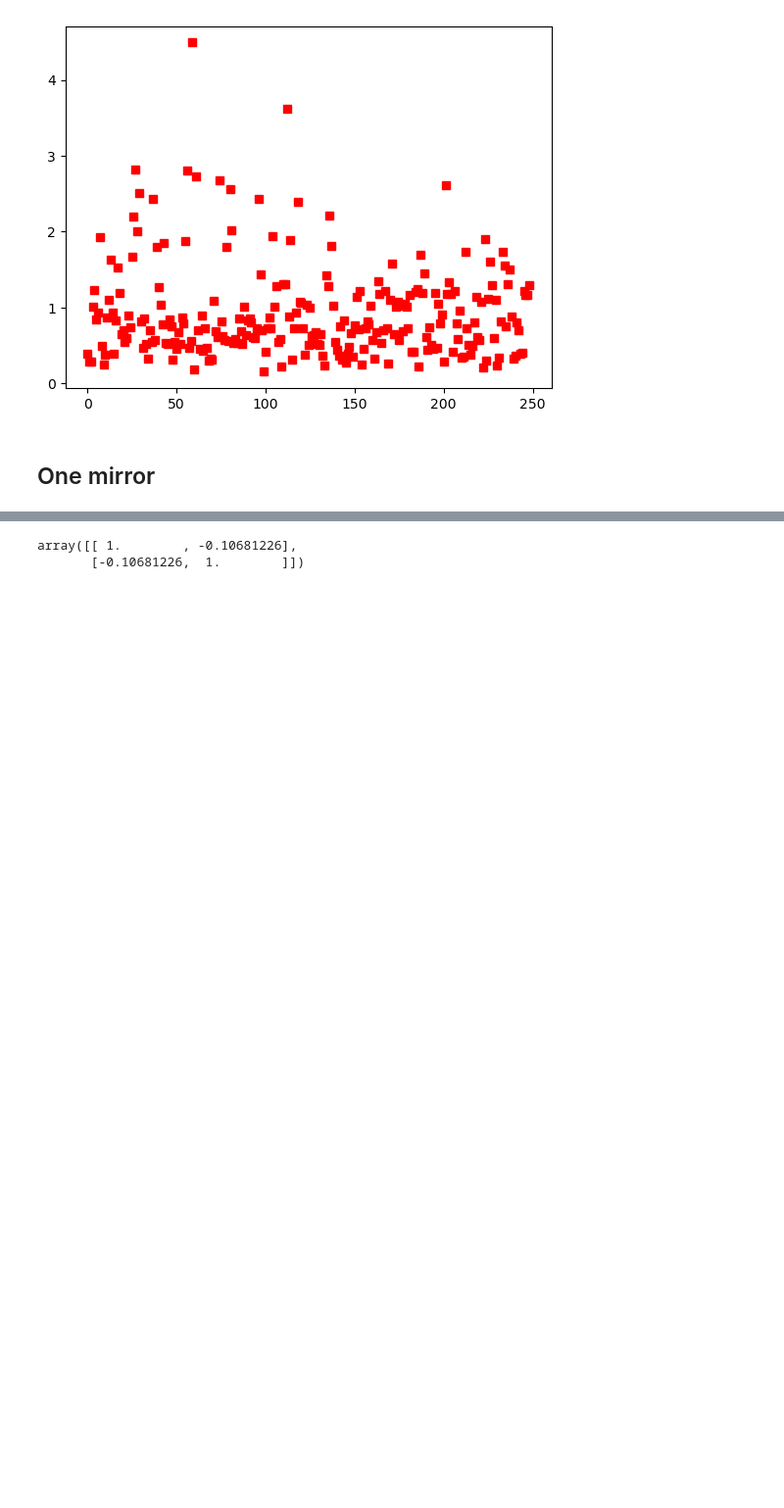
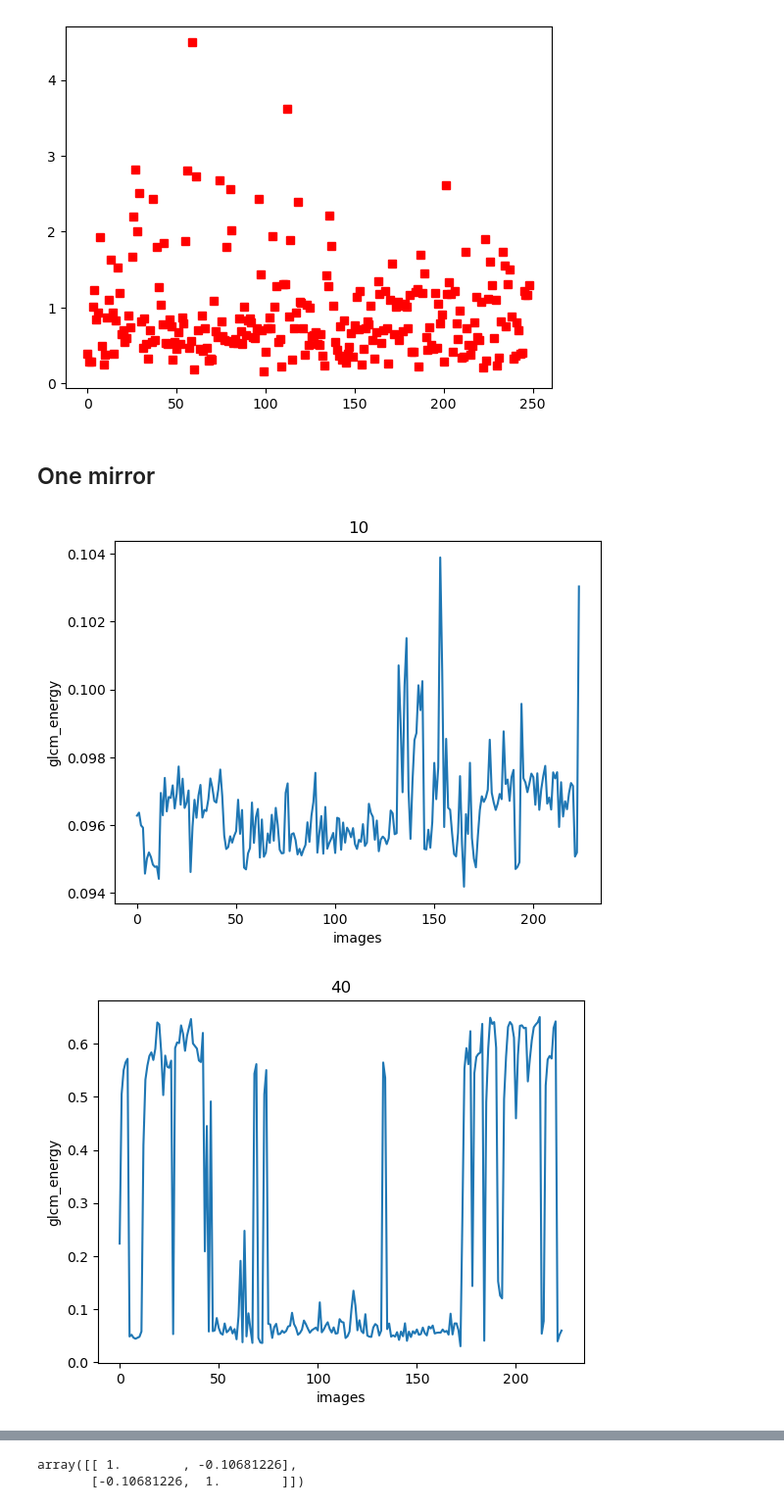
Before and after one commit to pawel21/Computer_vision_for_MAGIC, a Jupyter notebook: notebooks/baseline_analyze.ipynb, the cells around one changed output, grey strips where cells are left out. Shown at 98% size. Cells and saved outputs as stored; diff of their text form; code cells hidden in the pictures; blank space fills up the shorter version.

```diff
--- a/notebooks/baseline_analyze.ipynb
+++ b/notebooks/baseline_analyze.ipynb
@@ -195,3 +195,22 @@ print(np.mean(median_abs_dev_feat[:, feature_idx]))
 [figure]
 # %% [markdown]
 ## One mirror
+# %%
+def plot_baseline_from_feature(mirror_id, feature_name):
+    df_one_mirror = df[df["mirror_id"] == mirror_id].reset_index()
+    plt.figure()
+    df_one_mirror[feature_name].plot()
+    plt.xlabel("images")
+    plt.ylabel(feature_name)
+    plt.title(mirror_id)
+    plt.show()
+# %%
+plot_baseline_from_feature(10, 'glcm_energy')
+plot_baseline_from_feature(40, 'glcm_energy')
+plot_baseline_from_feature(71, 'glcm_energy')
+plot_baseline_from_feature(120, 'glcm_energy')
+plot_baseline_from_feature(155, 'glcm_energy')
+plot_baseline_from_feature(235, 'glcm_energy')
+# %% [output]
+[figure, added]
+[figure, added]
```
Also changed, not shown: parts of 6 cells of this notebook, 6 other files.
